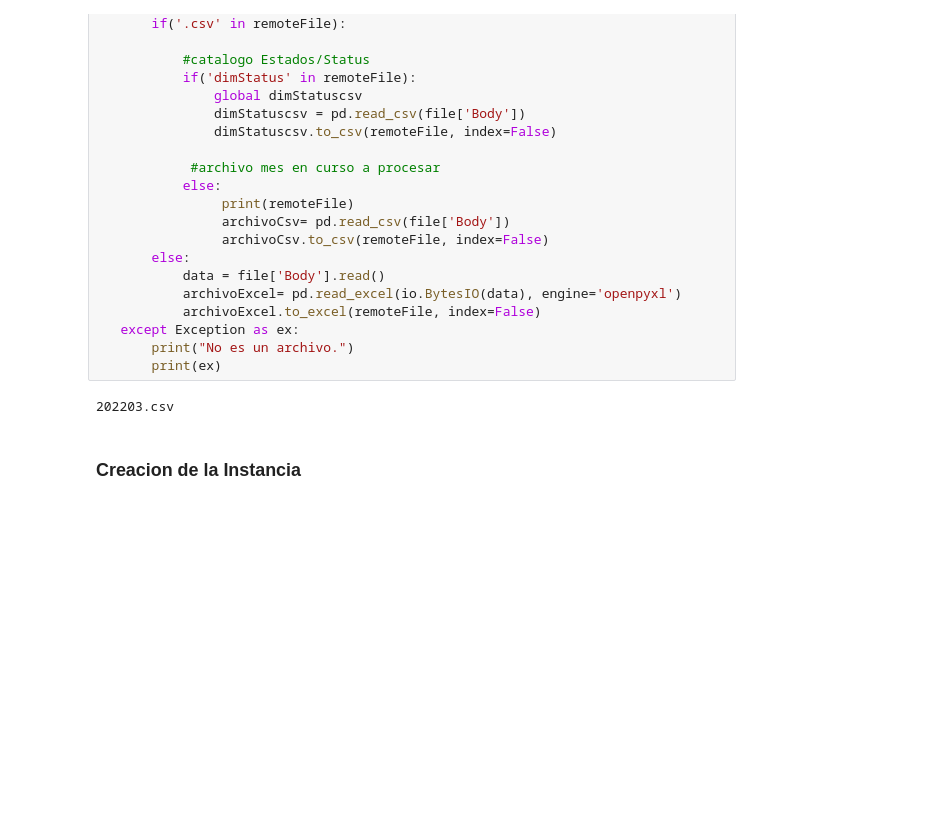
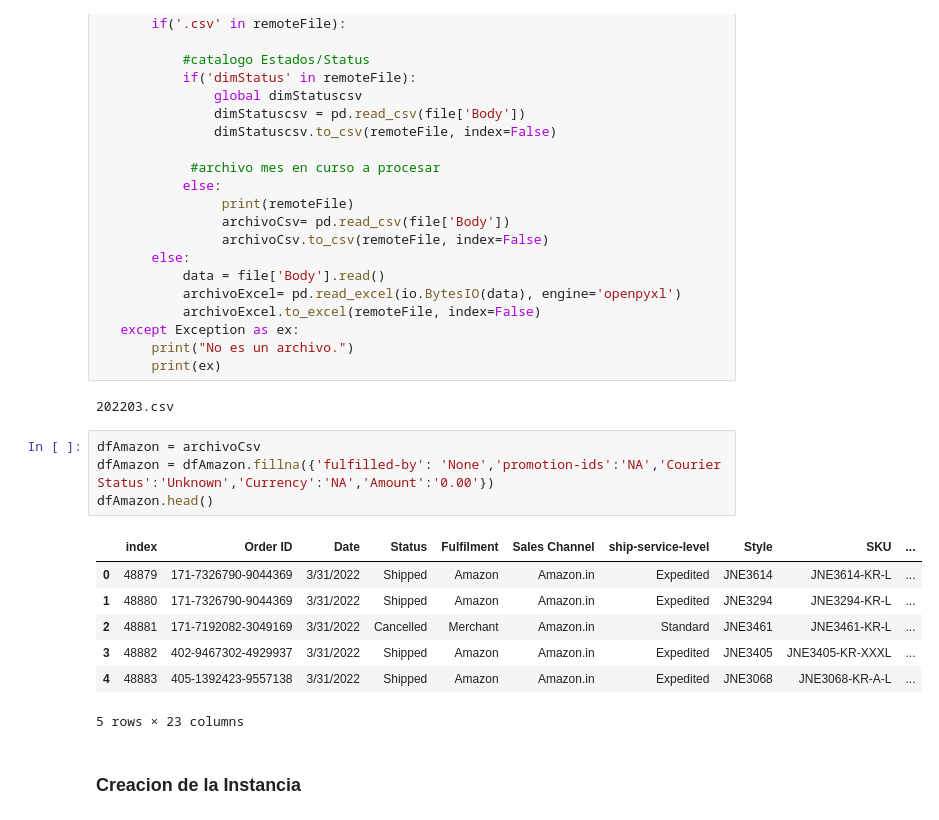
Before and after one commit to alejandraubico/Ciencia-de-datos-en-Python, a Jupyter notebook: Proyecto Final/ProyectoFinalv2.ipynb, the cells around one changed output. Saved outputs shown, nothing was run; the diff lists cells and outputs as text; blank space fills up the shorter version.

```diff
--- a/Proyecto Final/ProyectoFinalv2.ipynb
+++ b/Proyecto Final/ProyectoFinalv2.ipynb
@@ -145,6 +147,18 @@ for remoteFile in remoteFileList:
        print(ex)
 # %% [output]
 202203.csv
+# %%
+dfAmazon = archivoCsv
+dfAmazon = dfAmazon.fillna({'fulfilled-by': 'None','promotion-ids':'NA','Courier Status':'Unknown','Currency':'NA','Amount':'0.00'})
+dfAmazon.head()
+# %% [output]
+|  | index | Order ID | Date | Status | Fulfilment | Sales Channel | ship-service-level | Style | SKU | ... |
+| 0 | 48879 | 171-7326790-9044369 | 3/31/2022 | Shipped | Amazon | Amazon.in | Expedited | JNE3614 | JNE3614-KR-L | ... |
+| 1 | 48880 | 171-7326790-9044369 | 3/31/2022 | Shipped | Amazon | Amazon.in | Expedited | JNE3294 | JNE3294-KR-L | ... |
+| 2 | 48881 | 171-7192082-3049169 | 3/31/2022 | Cancelled | Merchant | Amazon.in | Standard | JNE3461 | JNE3461-KR-L | ... |
+| 3 | 48882 | 402-9467302-4929937 | 3/31/2022 | Shipped | Amazon | Amazon.in | Expedited | JNE3405 | JNE3405-KR-XXXL | ... |
+| 4 | 48883 | 405-1392423-9557138 | 3/31/2022 | Shipped | Amazon | Amazon.in | Expedited | JNE3068 | JNE3068-KR-A-L | ... |
+5 rows × 23 columns
 # %% [markdown]
 ### Creacion de la Instancia
 # %%
```
Also changed, not shown: parts of 15 cells of this notebook.
